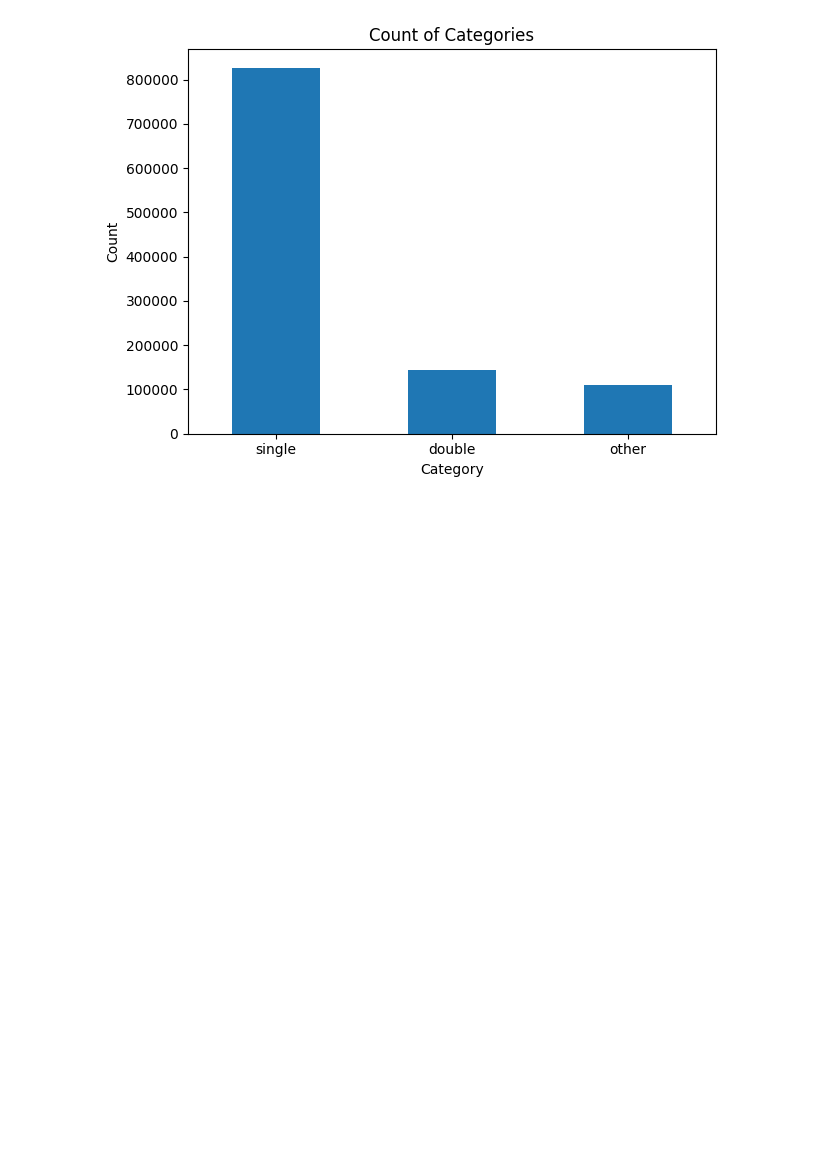
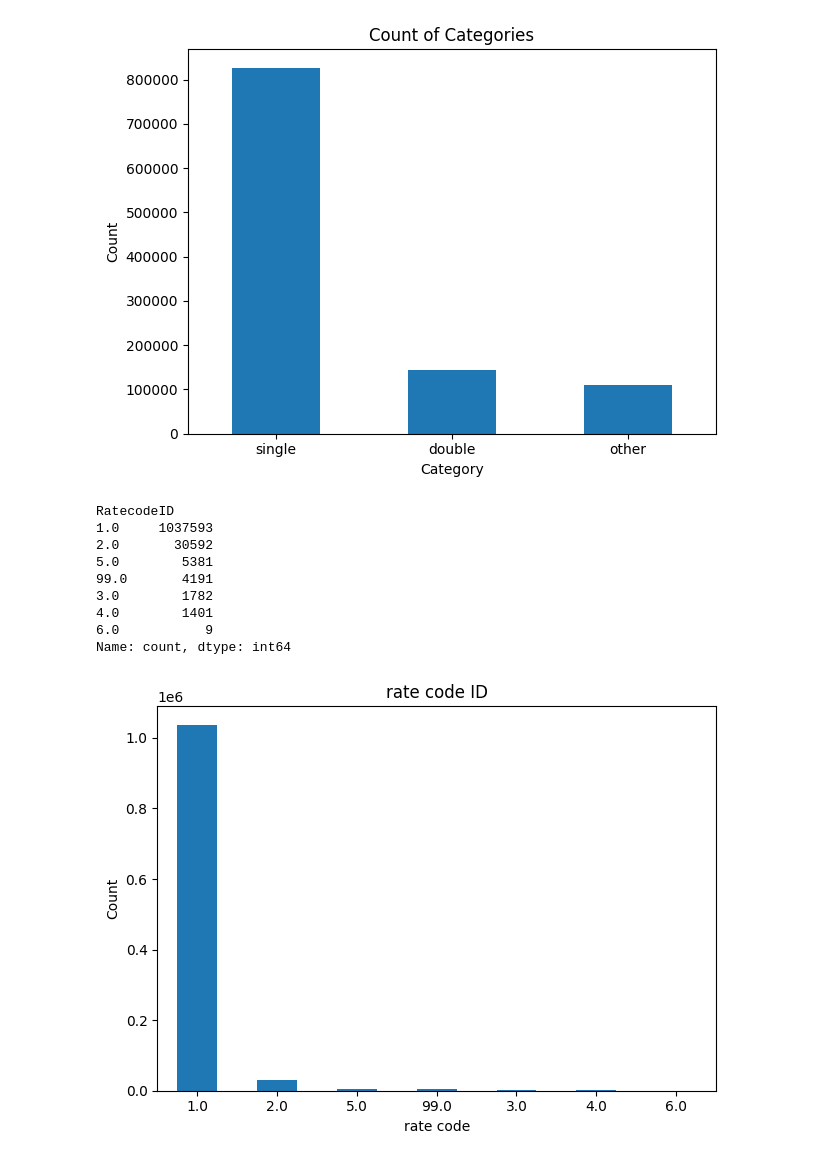
Before and after one commit to xuanntm/DSA5208_Project1, a Jupyter notebook: z_data_analyze.ipynb, the cells around one changed output. Drawn from its saved outputs; the diff is of its cells as text; code cells hidden in the pictures; blank space fills up the shorter version.

```diff
--- a/z_data_analyze.ipynb
+++ b/z_data_analyze.ipynb
@@ -117,3 +144,27 @@ double    144207
 other     109457
 Name: count, dtype: int64
 [figure]
+# %%
+category_passenger_count = df['RatecodeID'].value_counts()
+
+# Print the result
+print(category_passenger_count)
+
+# Plotting as a bar chart
+category_passenger_count.plot(kind='bar', title='rate code ID')
+plt.xlabel('rate code')
+plt.ylabel('Count')
+plt.xticks(rotation=0) # Keeps labels horizontal
+plt.tight_layout() # Adjusts plot to prevent labels from overlapping
+plt.show()
+# %% [output]
+RatecodeID
+1.0     1037593
+2.0       30592
+5.0        5381
+99.0       4191
+3.0        1782
+4.0        1401
+6.0           9
+Name: count, dtype: int64
+[figure, added]
```
Also changed, not shown: parts of 7 cells of this notebook, 1 other file.
